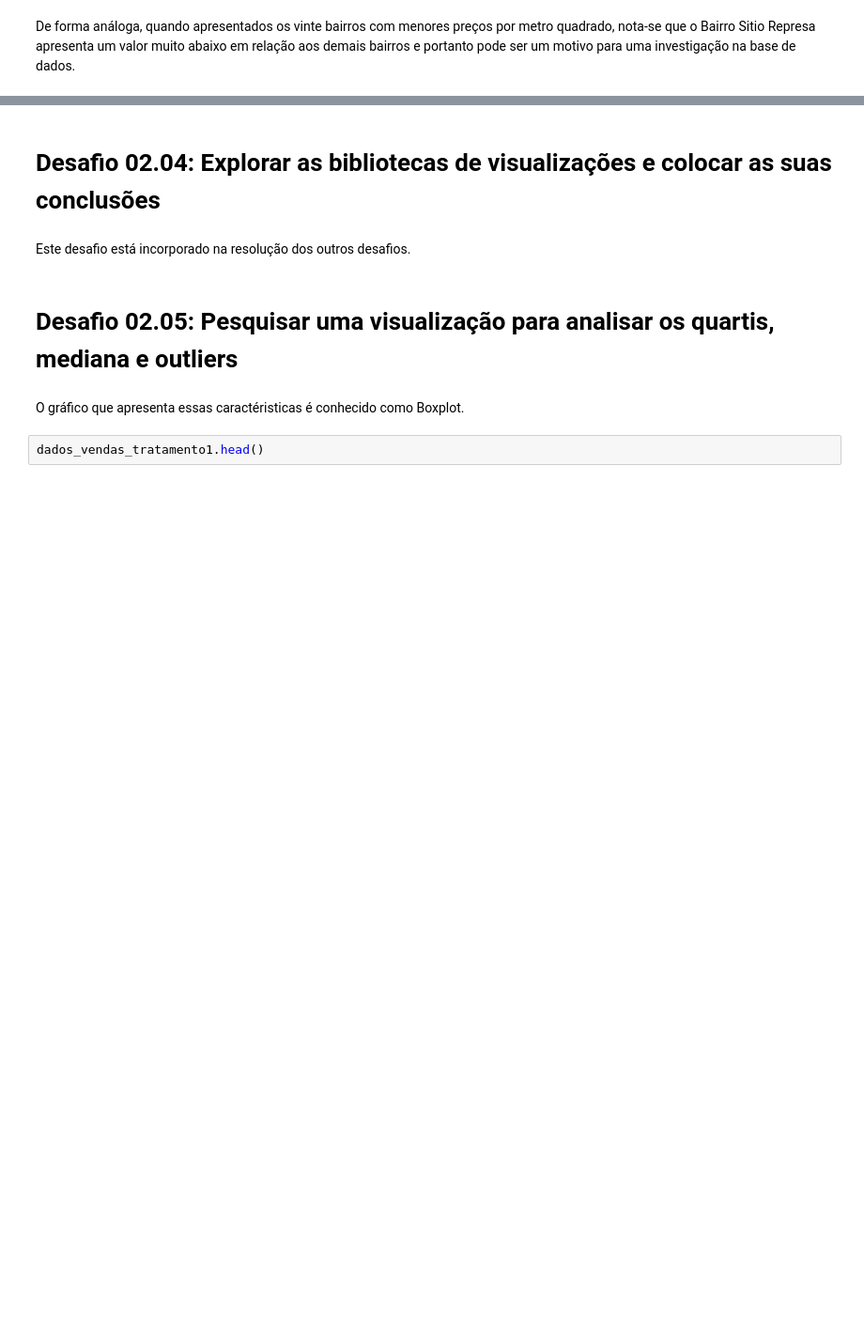
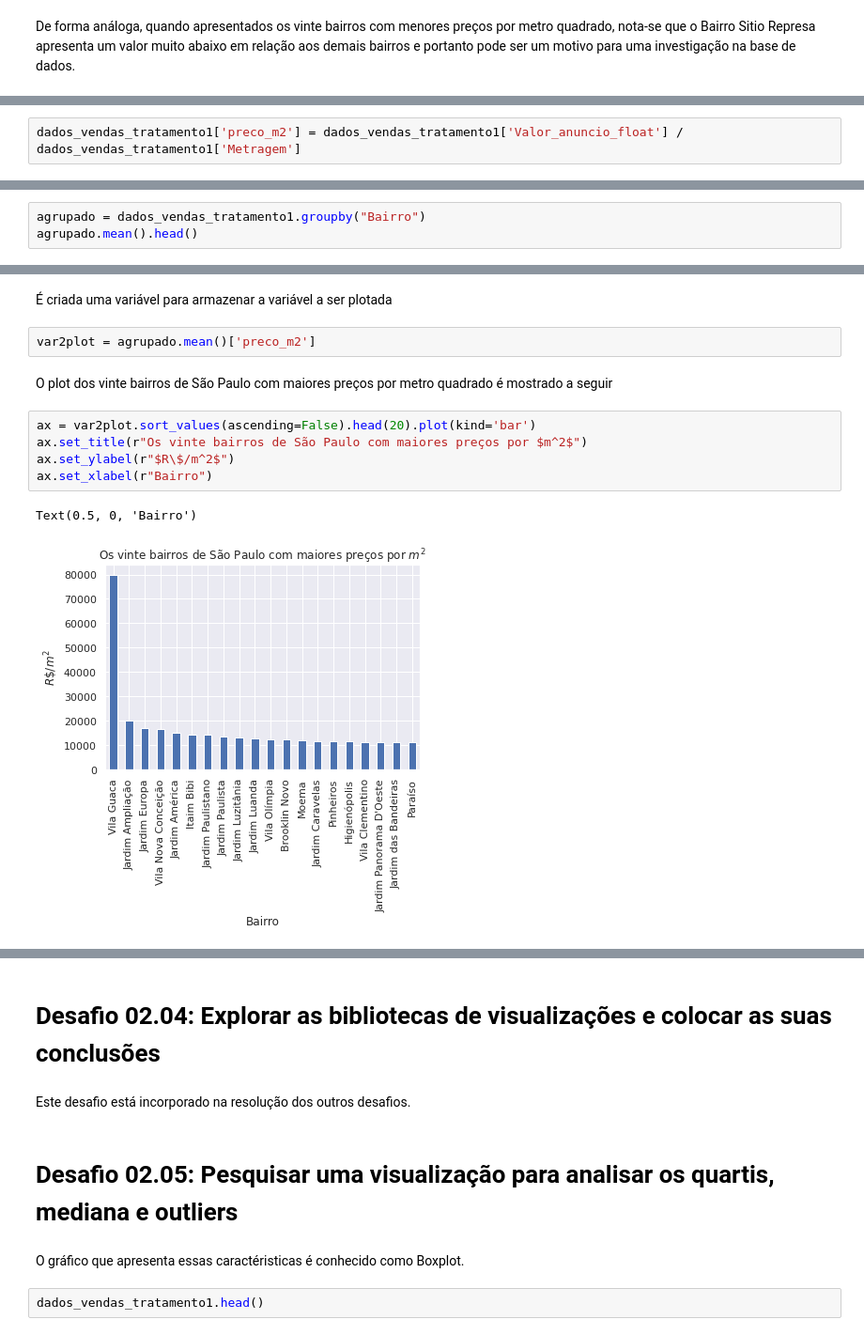
Before and after one commit to yorinori/imersao_dados4_Alura, a Jupyter notebook: Aula02_Imersao_dados_04.ipynb, the cells around one changed output, grey strips where cells are left out. Shown: that part at 94% size. Saved outputs shown, nothing was run; the diff lists cells and outputs as text; blank space fills up the shorter version.

```diff
--- a/Aula02_Imersao_dados_04.ipynb
+++ b/Aula02_Imersao_dados_04.ipynb
@@ -546,0 +554,2 @@ De forma análoga, quando apresentados os vinte bairros com menores preços por
+# %%
+dados_vendas_tratamento1['preco_m2'] = dados_vendas_tratamento1['Valor_anuncio_float'] / dados_vendas_tratamento1['Metragem']
@@ -546,0 +558,3 @@ De forma análoga, quando apresentados os vinte bairros com menores preços por
+# %%
+agrupado = dados_vendas_tratamento1.groupby("Bairro")
+agrupado.mean().head()
@@ -546,0 +569,14 @@ De forma análoga, quando apresentados os vinte bairros com menores preços por
+# %% [markdown]
+É criada uma variável para armazenar a variável a ser plotada
+# %%
+var2plot = agrupado.mean()['preco_m2']
+# %% [markdown]
+O plot dos vinte bairros de São Paulo com maiores preços por metro quadrado é mostrado a seguir
+# %%
+ax = var2plot.sort_values(ascending=False).head(20).plot(kind='bar')
+ax.set_title(r"Os vinte bairros de São Paulo com maiores preços por $m^2$")
+ax.set_ylabel(r"$R\$/m^2$")
+ax.set_xlabel(r"Bairro")
+# %% [output]
+Text(0.5, 0, 'Bairro')
+[figure, added]
```
Also changed, not shown: parts of 23 cells of this notebook.
